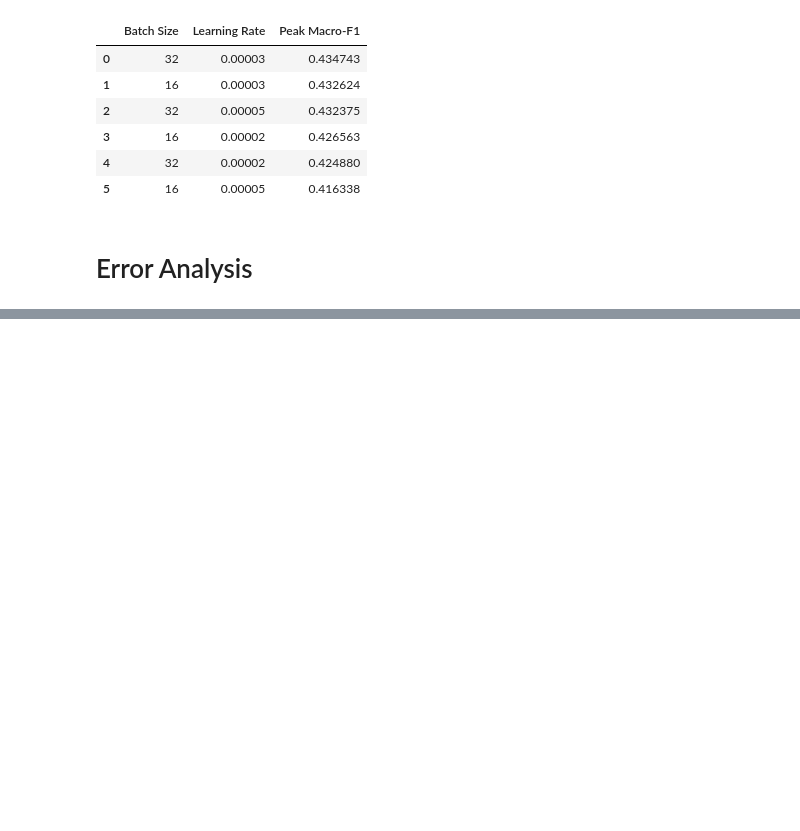
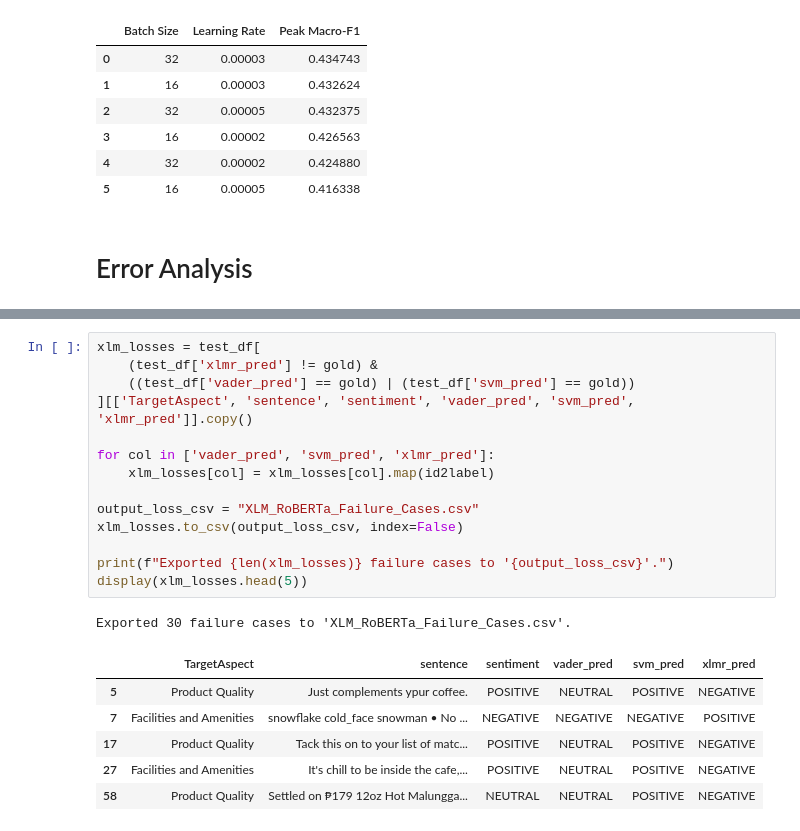
Before and after one commit to z-sulit/Thesis-Project-Aspect-Based-Sentiment-Analysis, a Jupyter notebook: _7_Model Fine-Tuning/phase7_new.ipynb, the cells around one changed output, grey strips where cells are left out. Cells and saved outputs as stored; diff of their text form; blank space fills up the shorter version.

```diff
--- a/_7_Model Fine-Tuning/phase7_new.ipynb
+++ b/_7_Model Fine-Tuning/phase7_new.ipynb
@@ -773,0 +919,22 @@ Notes:
+# %%
+xlm_losses = test_df[
+    (test_df['xlmr_pred'] != gold) &
+    ((test_df['vader_pred'] == gold) | (test_df['svm_pred'] == gold))
+][['TargetAspect', 'sentence', 'sentiment', 'vader_pred', 'svm_pred', 'xlmr_pred']].copy()
+
+for col in ['vader_pred', 'svm_pred', 'xlmr_pred']:
+    xlm_losses[col] = xlm_losses[col].map(id2label)
+
+output_loss_csv = "XLM_RoBERTa_Failure_Cases.csv"
+xlm_losses.to_csv(output_loss_csv, index=False)
+
+print(f"Exported {len(xlm_losses)} failure cases to '{output_loss_csv}'.")
+display(xlm_losses.head(5))
+# %% [output]
+Exported 30 failure cases to 'XLM_RoBERTa_Failure_Cases.csv'.
+|  | TargetAspect | sentence | sentiment | vader_pred | svm_pred | xlmr_pred |
+| 5 | Product Quality | Just complements ypur coffee. | POSITIVE | NEUTRAL | POSITIVE | NEGATIVE |
+| 7 | Facilities and Amenities | snowflake cold_face snowman • No ... | NEGATIVE | NEGATIVE | NEGATIVE | POSITIVE |
+| 17 | Product Quality | Tack this on to your list of matc... | POSITIVE | NEUTRAL | POSITIVE | NEGATIVE |
+| 27 | Facilities and Amenities | It's chill to be inside the cafe,... | POSITIVE | NEUTRAL | POSITIVE | NEGATIVE |
+| 58 | Product Quality | Settled on ₱179 12oz Hot Malungga... | NEUTRAL | NEUTRAL | POSITIVE | NEGATIVE |
```
Also changed, not shown: parts of 11 cells of this notebook, 4 other files.
